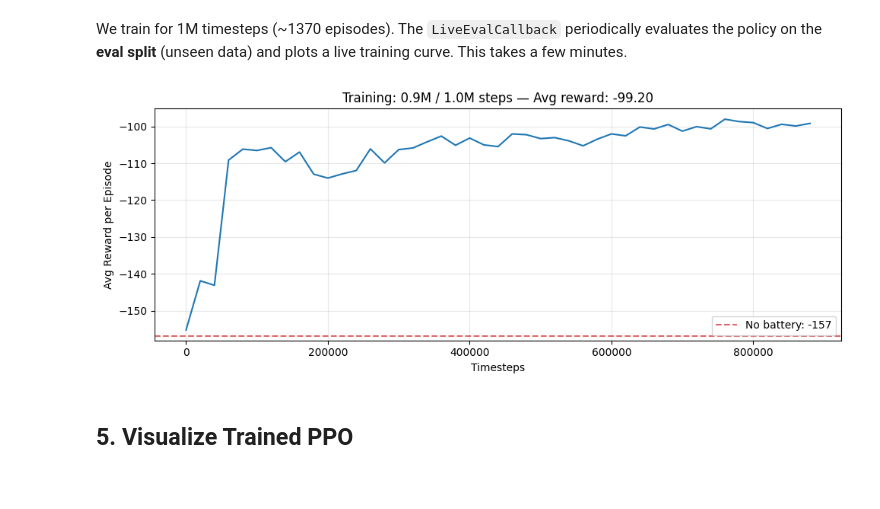
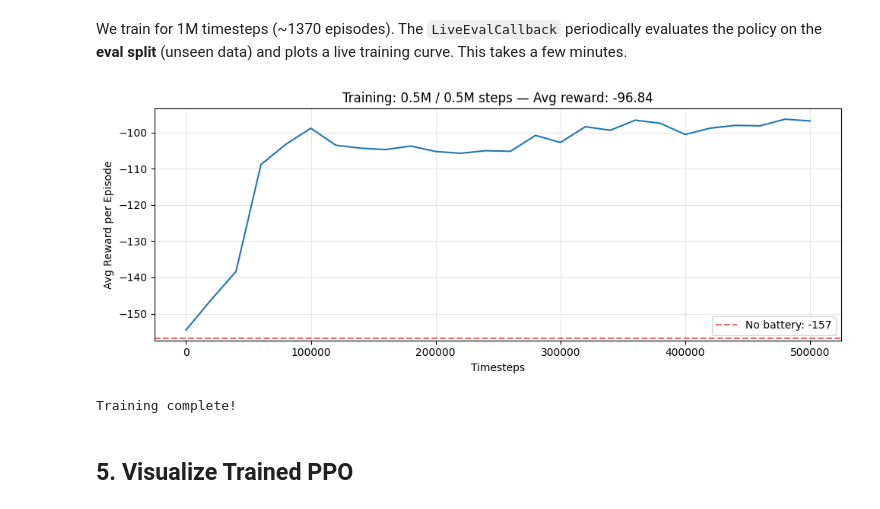
Before and after one commit to aihpi/workshop-rl2-implementation, a Jupyter notebook: 01_workshop/notebooks/03_train_rl_without_battery_degradation.ipynb, the cells around one changed output. Drawn from its saved outputs; the diff is of its cells as text; code cells hidden in the pictures.

```diff
--- a/01_workshop/notebooks/03_train_rl_without_battery_degradation.ipynb
+++ b/01_workshop/notebooks/03_train_rl_without_battery_degradation.ipynb
@@ -214,23 +214,24 @@ Eval episodes:  (96, 120)
 # %% [markdown]
 We train for 1M timesteps (~1370 episodes). The `LiveEvalCallback` periodically evaluates the policy on the **eval split** (unseen data) and plots a live training curve. This takes a few minutes.
 # %%
-TOTAL_TIMESTEPS = int(1e6)
+TOTAL_TIMESTEPS = int(5e5)
 
 # Baseline cost from eval data
 first_episode_in_split, last_episode_in_split = eval_env._available_episodes
 baseline_cost = np.mean(np.sum(eval_env.prices[first_episode_in_split:last_episode_in_split] * eval_env.loads[first_episode_in_split:last_episode_in_split], axis=1))
 
 callback = LiveEvalCallback(
     eval_env=eval_env,
     eval_freq=20_000,
     baseline_cost=baseline_cost,
 )
 
 print(f"Training PPO for {TOTAL_TIMESTEPS/1e3:.0f}k steps...")
 model.learn(total_timesteps=TOTAL_TIMESTEPS, callback=callback)
 print("Training complete!")
 # %% [output]
-[figure, old version]
+[figure, new version]
+Training complete!
 # %% [markdown]
 ## 5. Visualize Trained PPO
 # %%
```
Also changed, not shown: parts of 6 cells of this notebook, 3 other files.
